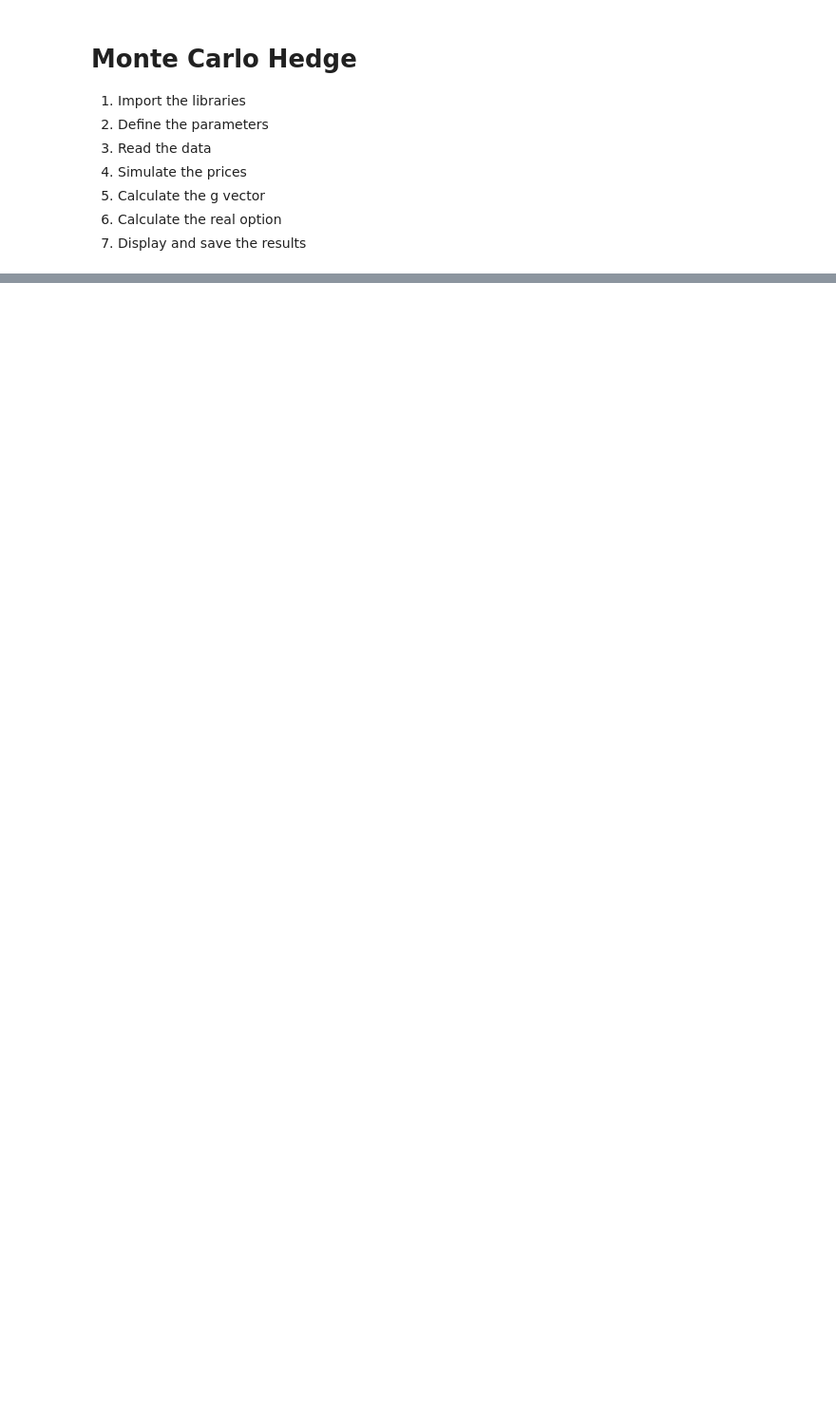
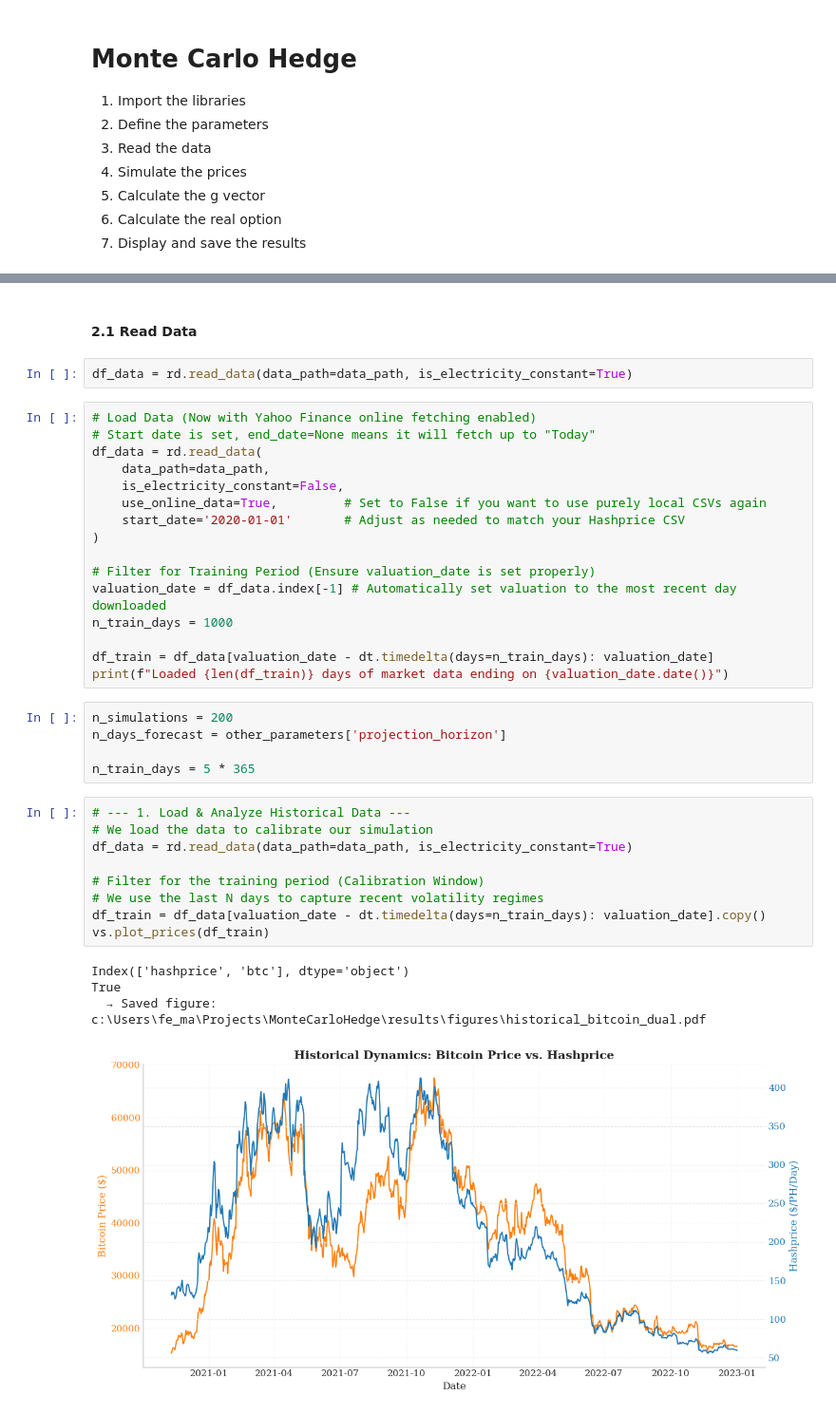
Before and after one commit to amacias-afma/montecarlohedge, a Jupyter notebook: notebooks/main.ipynb, the cells around one changed output, grey strips where cells are left out. Shown at 95% size. Cells and saved outputs as stored; diff of their text form; blank space fills up the shorter version.

```diff
--- a/notebooks/main.ipynb
+++ b/notebooks/main.ipynb
@@ -432,0 +281,39 @@ intrinsic_results['margrabe_3']
+# %% [markdown]
+#### 2.1 Read Data
+# %%
+df_data = rd.read_data(data_path=data_path, is_electricity_constant=True)
+# %%
+# Load Data (Now with Yahoo Finance online fetching enabled)
+# Start date is set, end_date=None means it will fetch up to "Today"
+df_data = rd.read_data(
+    data_path=data_path,
+    is_electricity_constant=False,
+    use_online_data=True,         # Set to False if you want to use purely local CSVs again
+    start_date='2020-01-01'       # Adjust as needed to match your Hashprice CSV
+)
+
+# Filter for Training Period (Ensure valuation_date is set properly)
+valuation_date = df_data.index[-1] # Automatically set valuation to the most recent day downloaded
+n_train_days = 1000
+
+df_train = df_data[valuation_date - dt.timedelta(days=n_train_days): valuation_date]
+print(f"Loaded {len(df_train)} days of market data ending on {valuation_date.date()}")
+# %%
+n_simulations = 200
+n_days_forecast = other_parameters['projection_horizon']
+
+n_train_days = 5 * 365
+# %%
+# --- 1. Load & Analyze Historical Data ---
+# We load the data to calibrate our simulation
+df_data = rd.read_data(data_path=data_path, is_electricity_constant=True)
+
+# Filter for the training period (Calibration Window)
+# We use the last N days to capture recent volatility regimes
+df_train = df_data[valuation_date - dt.timedelta(days=n_train_days): valuation_date].copy()
+vs.plot_prices(df_train)
+# %% [output]
+Index(['hashprice', 'btc'], dtype='object')
+True
+  → Saved figure: c:\Users\fe_ma\Projects\MonteCarloHedge\results\figures\historical_bitcoin_dual.pdf
+[figure, added]
```
Also changed, not shown: parts of 91 cells of this notebook, 5 other files.
